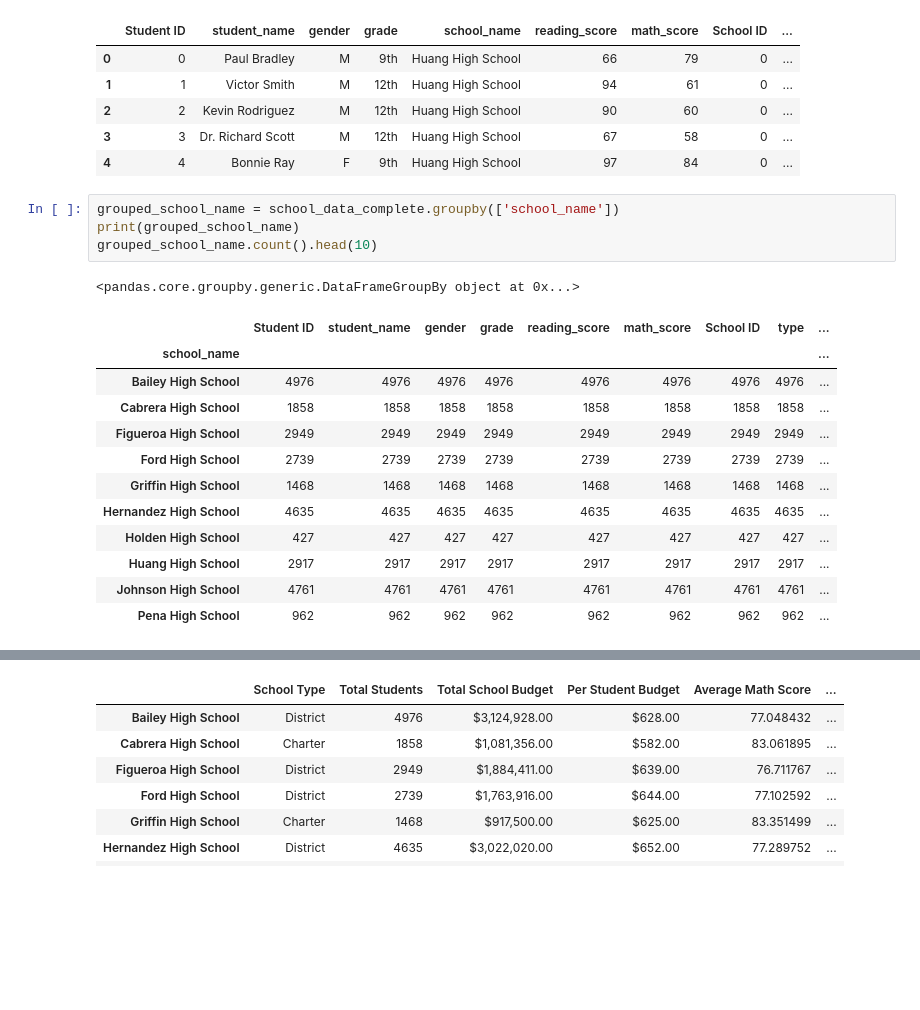
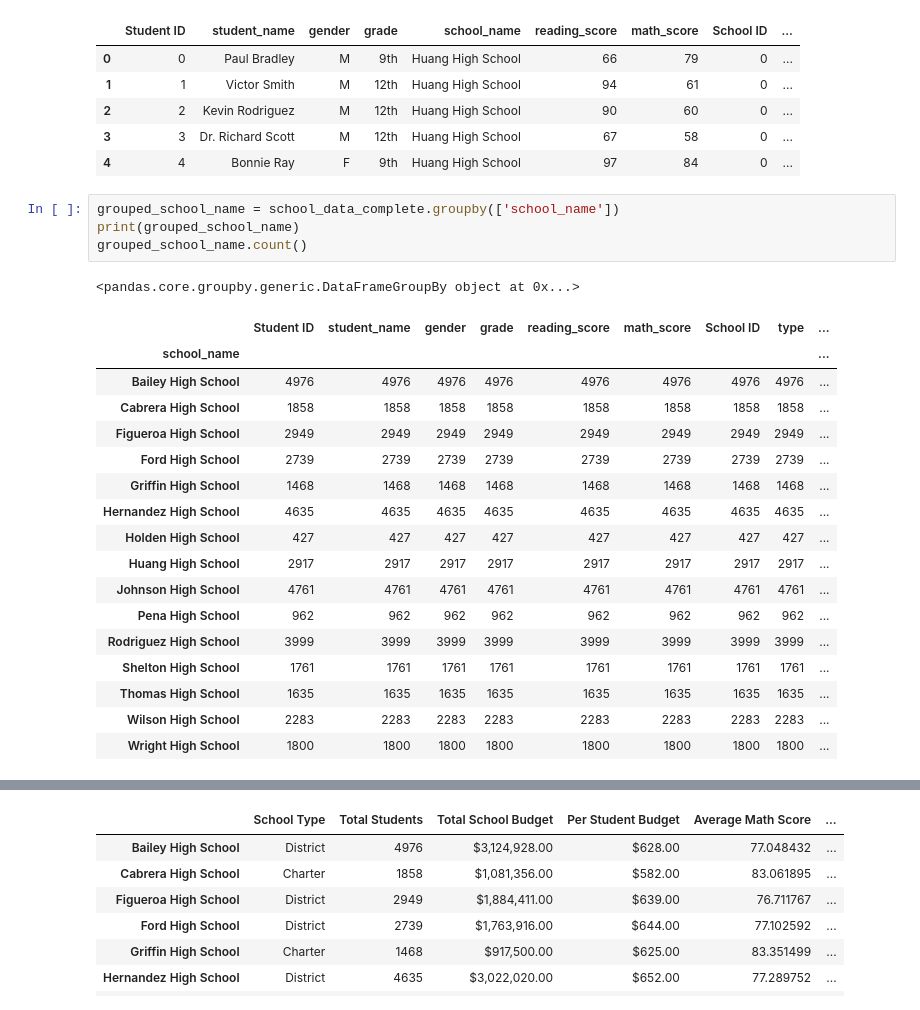
Before and after one commit to llhabers/pandas-challenge, a Jupyter notebook: PyCitySchools/PyCitySchools_starter.ipynb, the cells around one changed output, grey strips where cells are left out. Saved outputs shown, nothing was run; the diff lists cells and outputs as text; blank space fills up the shorter version.

Commit message:
PyCitySchools

```diff
--- a/PyCitySchools/PyCitySchools_starter.ipynb
+++ b/PyCitySchools/PyCitySchools_starter.ipynb
@@ -233,18 +233,23 @@ school_data_complete.head()
 # %%
 grouped_school_name = school_data_complete.groupby(['school_name'])
 print(grouped_school_name)
-grouped_school_name.count().head(10)
+grouped_school_name.count()
 # %% [output]
 <pandas.core.groupby.generic.DataFrameGroupBy object at 0x...>
 |  | Student ID | student_name | gender | grade | reading_score | math_score | School ID | type | ... |
 | school_name |  |  |  |  |  |  |  |  | ... |
 | Bailey High School | 4976 | 4976 | 4976 | 4976 | 4976 | 4976 | 4976 | 4976 | ... |
 | Cabrera High School | 1858 | 1858 | 1858 | 1858 | 1858 | 1858 | 1858 | 1858 | ... |
 | Figueroa High School | 2949 | 2949 | 2949 | 2949 | 2949 | 2949 | 2949 | 2949 | ... |
 | Ford High School | 2739 | 2739 | 2739 | 2739 | 2739 | 2739 | 2739 | 2739 | ... |
 | Griffin High School | 1468 | 1468 | 1468 | 1468 | 1468 | 1468 | 1468 | 1468 | ... |
 | Hernandez High School | 4635 | 4635 | 4635 | 4635 | 4635 | 4635 | 4635 | 4635 | ... |
 | Holden High School | 427 | 427 | 427 | 427 | 427 | 427 | 427 | 427 | ... |
 | Huang High School | 2917 | 2917 | 2917 | 2917 | 2917 | 2917 | 2917 | 2917 | ... |
 | Johnson High School | 4761 | 4761 | 4761 | 4761 | 4761 | 4761 | 4761 | 4761 | ... |
 | Pena High School | 962 | 962 | 962 | 962 | 962 | 962 | 962 | 962 | ... |
+| Rodriguez High School | 3999 | 3999 | 3999 | 3999 | 3999 | 3999 | 3999 | 3999 | ... |
+| Shelton High School | 1761 | 1761 | 1761 | 1761 | 1761 | 1761 | 1761 | 1761 | ... |
+| Thomas High School | 1635 | 1635 | 1635 | 1635 | 1635 | 1635 | 1635 | 1635 | ... |
+| Wilson High School | 2283 | 2283 | 2283 | 2283 | 2283 | 2283 | 2283 | 2283 | ... |
+| Wright High School | 1800 | 1800 | 1800 | 1800 | 1800 | 1800 | 1800 | 1800 | ... |
```
Also changed, not shown: parts of 2 cells of this notebook.
